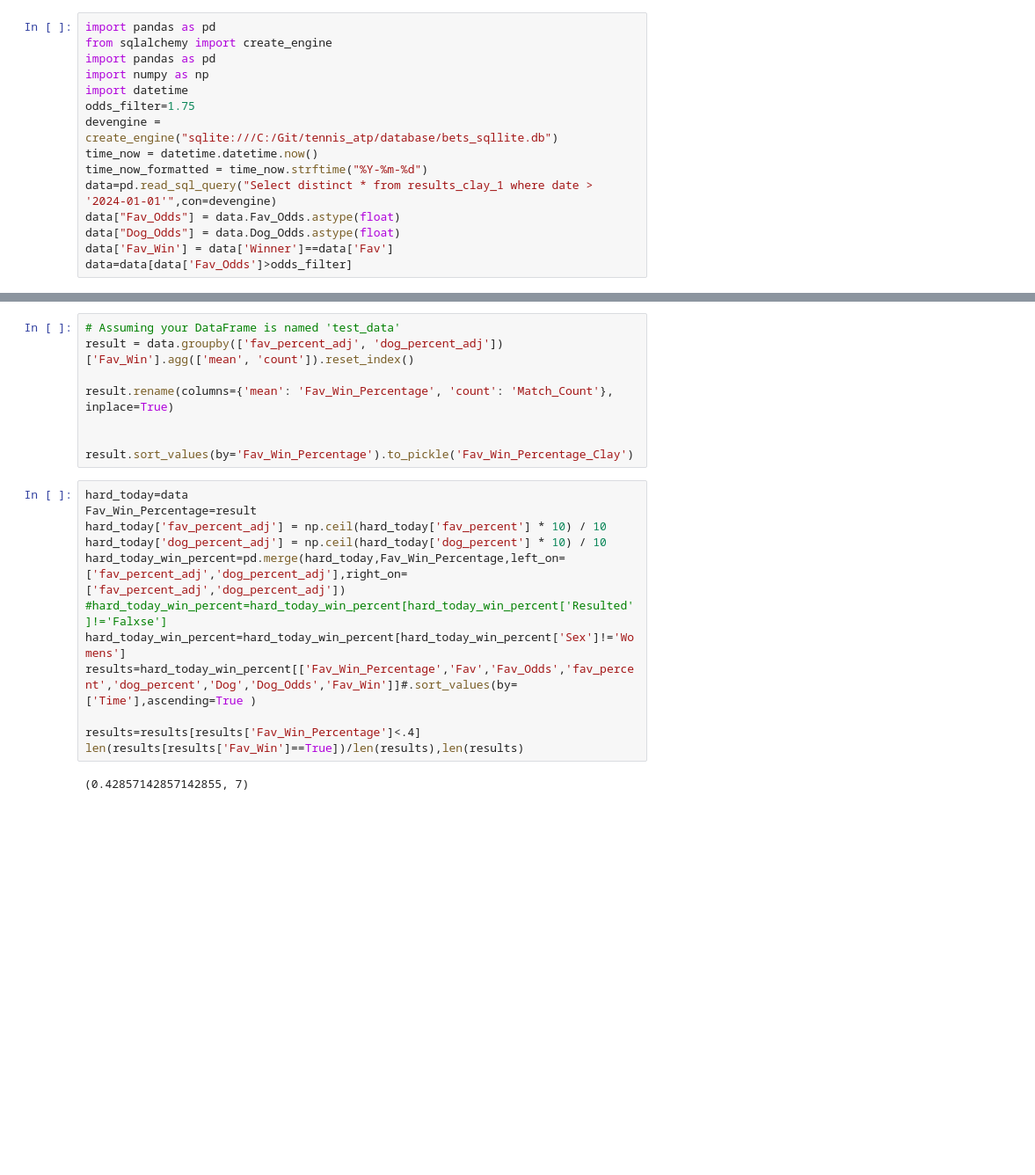
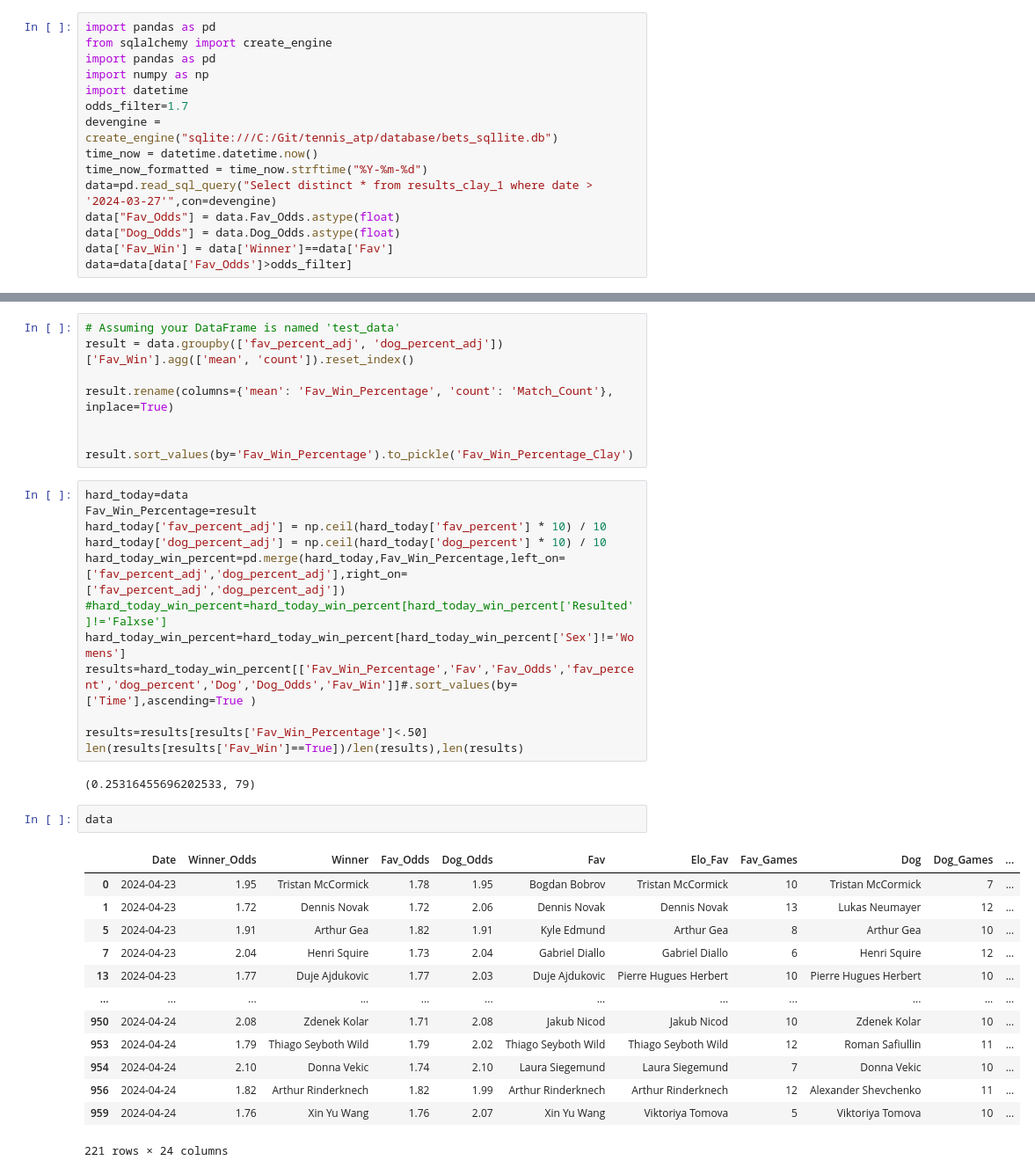
Before and after one commit to Witwolski/tennis_atp, a Jupyter notebook: clay_Results.ipynb, the cells around one changed output, grey strips where cells are left out. Shown at 88% size. Cells and saved outputs as stored; diff of their text form; blank space fills up the shorter version.

```diff
--- a/clay_Results.ipynb
+++ b/clay_Results.ipynb
@@ -4,11 +4,11 @@ from sqlalchemy import create_engine
 import pandas as pd
 import numpy as np
 import datetime
-odds_filter=1.75
+odds_filter=1.7
 devengine = create_engine("sqlite:///C:/Git/tennis_atp/database/bets_sqllite.db")
 time_now = datetime.datetime.now()
 time_now_formatted = time_now.strftime("%Y-%m-%d")
-data=pd.read_sql_query("Select distinct * from results_clay_1 where date > '2024-01-01'",con=devengine)
+data=pd.read_sql_query("Select distinct * from results_clay_1 where date > '2024-03-27'",con=devengine)
 data["Fav_Odds"] = data.Fav_Odds.astype(float)
 data["Dog_Odds"] = data.Dog_Odds.astype(float)
 data['Fav_Win'] = data['Winner']==data['Fav']
@@ -75,7 +75,23 @@ hard_today_win_percent=pd.merge(hard_today,Fav_Win_Percentage,left_on=['fav_perc
 hard_today_win_percent=hard_today_win_percent[hard_today_win_percent['Sex']!='Womens']
 results=hard_today_win_percent[['Fav_Win_Percentage','Fav','Fav_Odds','fav_percent','dog_percent','Dog','Dog_Odds','Fav_Win']]#.sort_values(by=['Time'],ascending=True )
 
-results=results[results['Fav_Win_Percentage']<.4]
+results=results[results['Fav_Win_Percentage']<.50]
 len(results[results['Fav_Win']==True])/len(results),len(results)
 # %% [output]
-(0.42857142857142855, 7)
+(0.25316455696202533, 79)
+# %%
+data
+# %% [output]
+|  | Date | Winner_Odds | Winner | Fav_Odds | Dog_Odds | Fav | Elo_Fav | Fav_Games | Dog | Dog_Games | ... |
+| 0 | 2024-04-23 | 1.95 | Tristan McCormick | 1.78 | 1.95 | Bogdan Bobrov | Tristan McCormick | 10 | Tristan McCormick | 7 | ... |
+| 1 | 2024-04-23 | 1.72 | Dennis Novak | 1.72 | 2.06 | Dennis Novak | Dennis Novak | 13 | Lukas Neumayer | 12 | ... |
+| 5 | 2024-04-23 | 1.91 | Arthur Gea | 1.82 | 1.91 | Kyle Edmund | Arthur Gea | 8 | Arthur Gea | 10 | ... |
+| 7 | 2024-04-23 | 2.04 | Henri Squire | 1.73 | 2.04 | Gabriel Diallo | Gabriel Diallo | 6 | Henri Squire | 12 | ... |
+| 13 | 2024-04-23 | 1.77 | Duje Ajdukovic | 1.77 | 2.03 | Duje Ajdukovic | Pierre Hugues Herbert | 10 | Pierre Hugues Herbert | 10 | ... |
+| ... | ... | ... | ... | ... | ... | ... | ... | ... | ... | ... | ... |
+| 950 | 2024-04-24 | 2.08 | Zdenek Kolar | 1.71 | 2.08 | Jakub Nicod | Jakub Nicod | 10 | Zdenek Kolar | 10 | ... |
+| 953 | 2024-04-24 | 1.79 | Thiago Seyboth Wild | 1.79 | 2.02 | Thiago Seyboth Wild | Thiago Seyboth Wild | 12 | Roman Safiullin | 11 | ... |
+| 954 | 2024-04-24 | 2.10 | Donna Vekic | 1.74 | 2.10 | Laura Siegemund | Laura Siegemund | 7 | Donna Vekic | 10 | ... |
+| 956 | 2024-04-24 | 1.82 | Arthur Rinderknech | 1.82 | 1.99 | Arthur Rinderknech | Arthur Rinderknech | 12 | Alexander Shevchenko | 11 | ... |
+| 959 | 2024-04-24 | 1.76 | Xin Yu Wang | 1.76 | 2.07 | Xin Yu Wang | Viktoriya Tomova | 5 | Viktoriya Tomova | 10 | ... |
+221 rows × 24 columns
```
Also changed, not shown: 33 other files.
